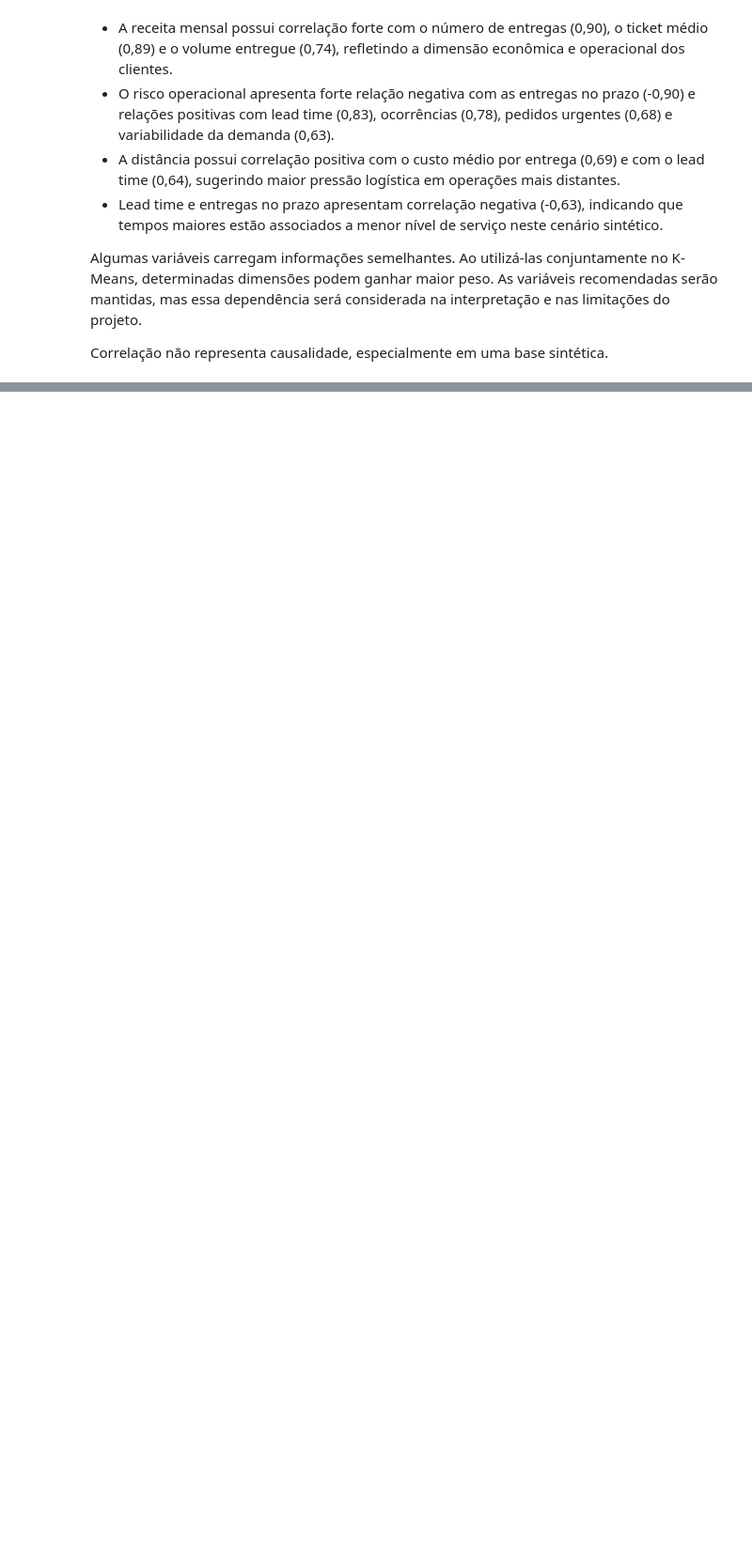
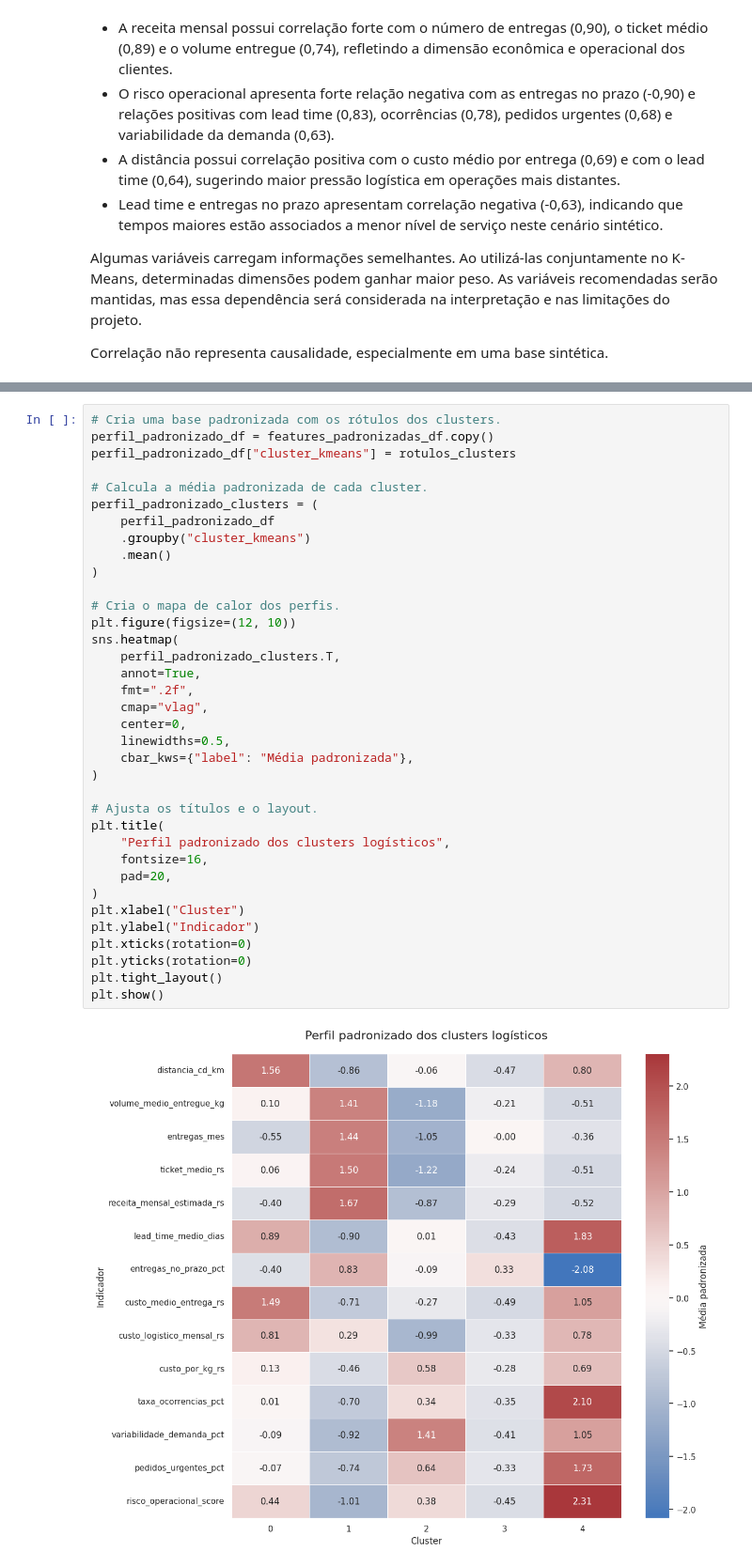
Before and after one commit to thedrads/supply-chain-clustering-anomaly-ai, a Jupyter notebook: notebooks/supply_chain_clustering_anomaly_ai.ipynb, the cells around one changed output, grey strips where cells are left out. Shown at 94% size. Drawn from its saved outputs; the diff is of its cells as text; blank space fills up the shorter version.

```diff
--- a/notebooks/supply_chain_clustering_anomaly_ai.ipynb
+++ b/notebooks/supply_chain_clustering_anomaly_ai.ipynb
@@ -418,0 +876,38 @@ Correlação não representa causalidade, especialmente em uma base sintética.
+# %%
+# Cria uma base padronizada com os rótulos dos clusters.
+perfil_padronizado_df = features_padronizadas_df.copy()
+perfil_padronizado_df["cluster_kmeans"] = rotulos_clusters
+
+# Calcula a média padronizada de cada cluster.
+perfil_padronizado_clusters = (
+    perfil_padronizado_df
+    .groupby("cluster_kmeans")
+    .mean()
+)
+
+# Cria o mapa de calor dos perfis.
+plt.figure(figsize=(12, 10))
+sns.heatmap(
+    perfil_padronizado_clusters.T,
+    annot=True,
+    fmt=".2f",
+    cmap="vlag",
+    center=0,
+    linewidths=0.5,
+    cbar_kws={"label": "Média padronizada"},
+)
+
+# Ajusta os títulos e o layout.
+plt.title(
+    "Perfil padronizado dos clusters logísticos",
+    fontsize=16,
+    pad=20,
+)
+plt.xlabel("Cluster")
+plt.ylabel("Indicador")
+plt.xticks(rotation=0)
+plt.yticks(rotation=0)
+plt.tight_layout()
+plt.show()
+# %% [output]
+[figure, added]
```
Also changed, not shown: parts of 28 cells of this notebook.
